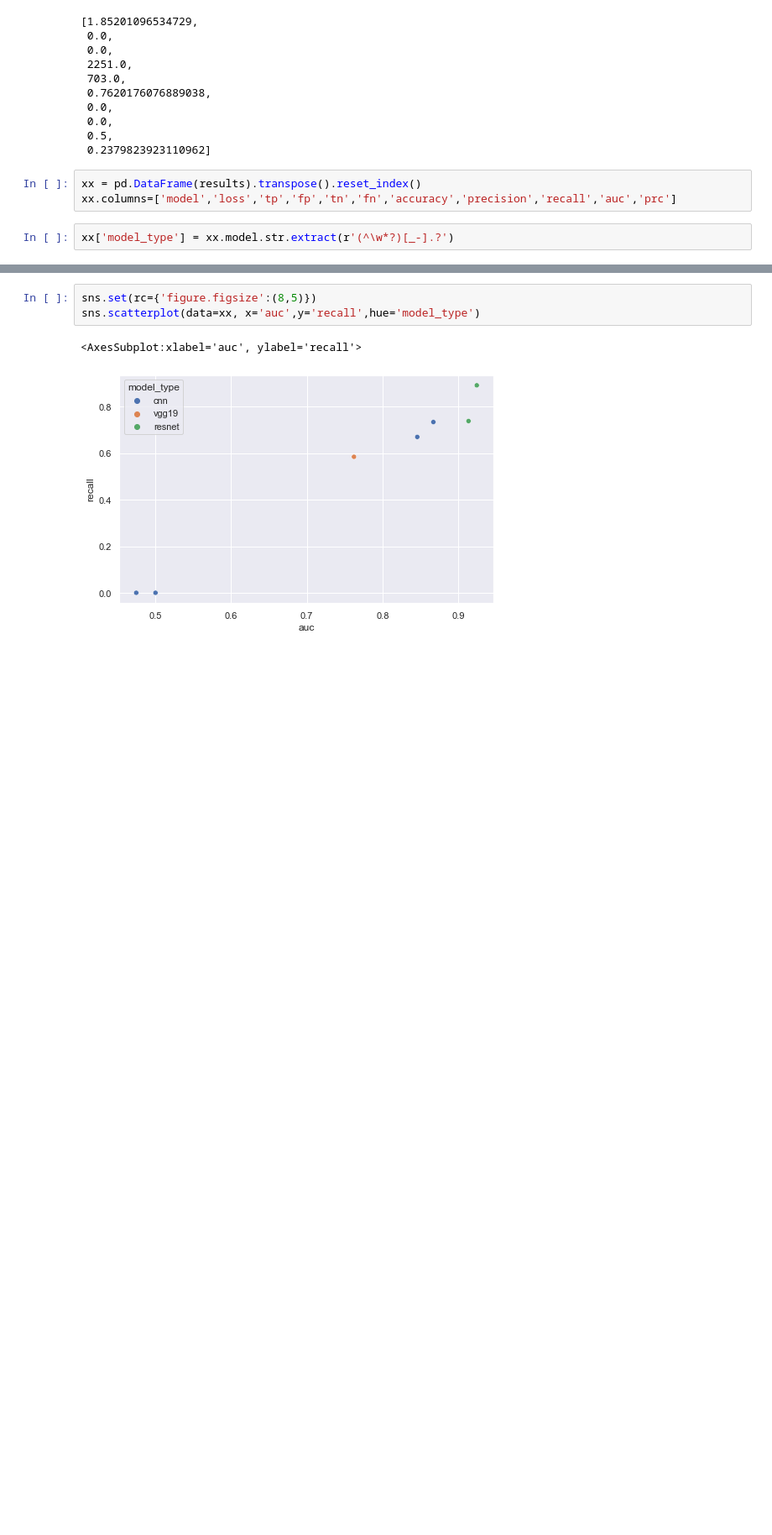
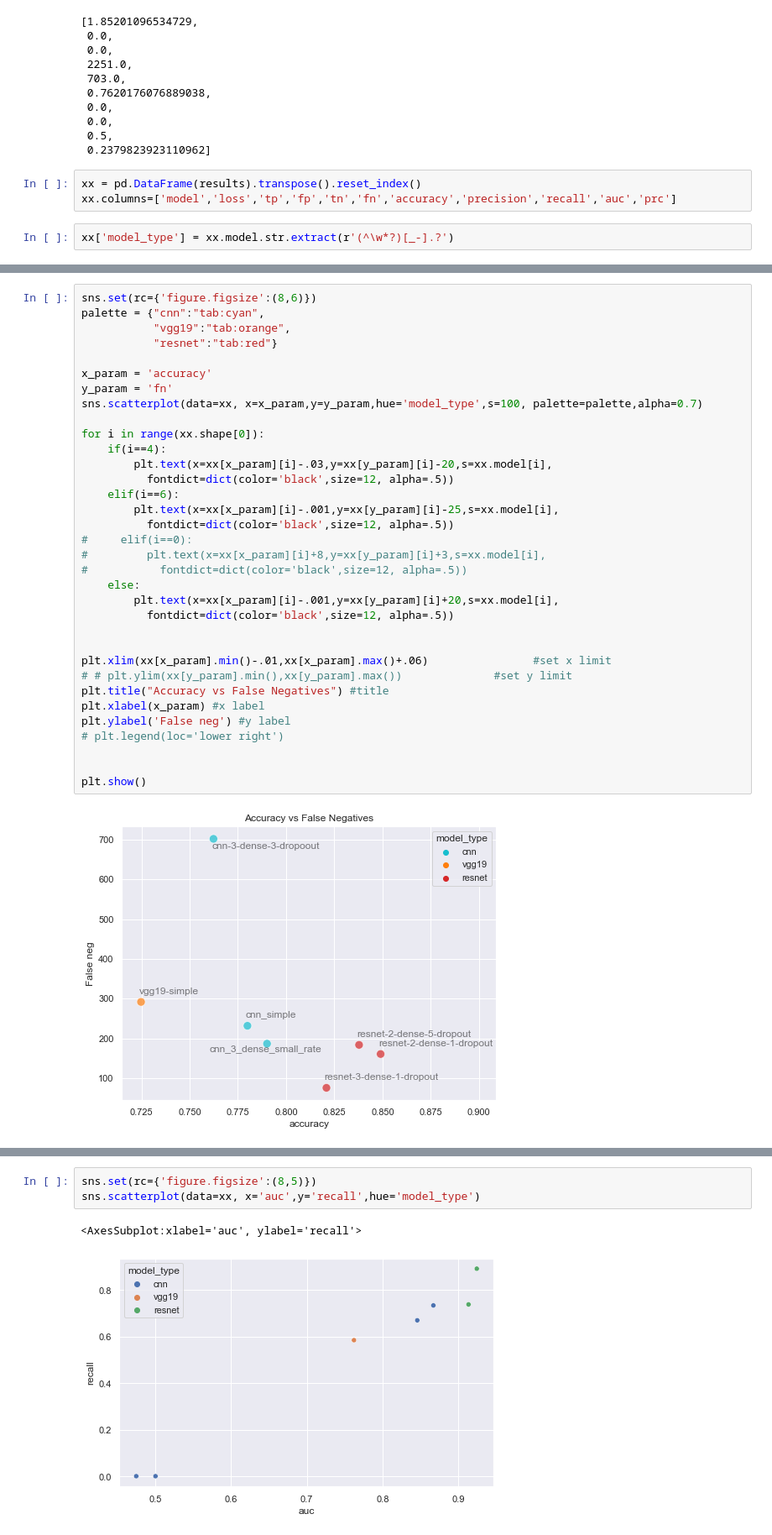
Before and after one commit to mpolyakova/right-whale-detection-deep-metis, a Jupyter notebook: 13 - Test Data.ipynb, the cells around one changed output, grey strips where cells are left out. Shown: that part at 84% size. Drawn from its saved outputs; the diff is of its cells as text; blank space fills up the shorter version.

```diff
--- a/13 - Test Data.ipynb
+++ b/13 - Test Data.ipynb
@@ -199,0 +256,36 @@ sns.scatterplot(data=xx, x='fn',y='tn',hue='model_type')
+# %%
+sns.set(rc={'figure.figsize':(8,6)})
+palette = {"cnn":"tab:cyan",
+           "vgg19":"tab:orange",
+           "resnet":"tab:red"}
+
+x_param = 'accuracy'
+y_param = 'fn'
+sns.scatterplot(data=xx, x=x_param,y=y_param,hue='model_type',s=100, palette=palette,alpha=0.7)
+
+for i in range(xx.shape[0]):
+    if(i==4):
+        plt.text(x=xx[x_param][i]-.03,y=xx[y_param][i]-20,s=xx.model[i],
+          fontdict=dict(color='black',size=12, alpha=.5))
+    elif(i==6):
+        plt.text(x=xx[x_param][i]-.001,y=xx[y_param][i]-25,s=xx.model[i],
+          fontdict=dict(color='black',size=12, alpha=.5))
+#     elif(i==0):
+#         plt.text(x=xx[x_param][i]+8,y=xx[y_param][i]+3,s=xx.model[i],
+#           fontdict=dict(color='black',size=12, alpha=.5))
+    else:
+        plt.text(x=xx[x_param][i]-.001,y=xx[y_param][i]+20,s=xx.model[i],
+          fontdict=dict(color='black',size=12, alpha=.5))
+
+
+plt.xlim(xx[x_param].min()-.01,xx[x_param].max()+.06)                #set x limit
+# # plt.ylim(xx[y_param].min(),xx[y_param].max())              #set y limit
+plt.title("Accuracy vs False Negatives") #title
+plt.xlabel(x_param) #x label
+plt.ylabel('False neg') #y label
+# plt.legend(loc='lower right')
+
+
+plt.show()
+# %% [output]
+[figure, added]
```
Also changed, not shown: parts of 11 cells of this notebook, 4 other files.
